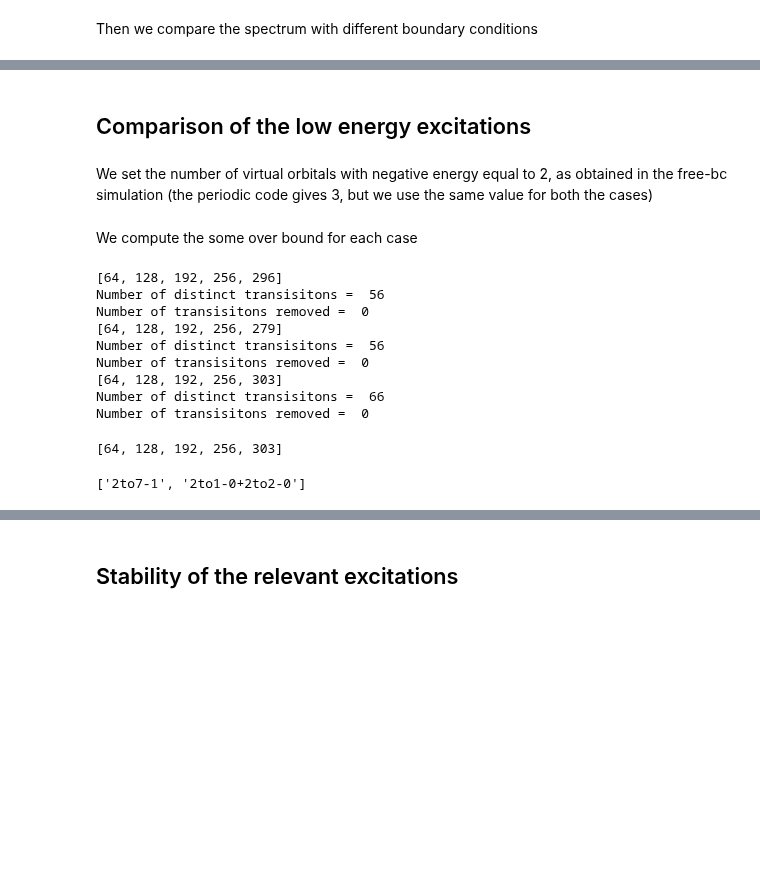
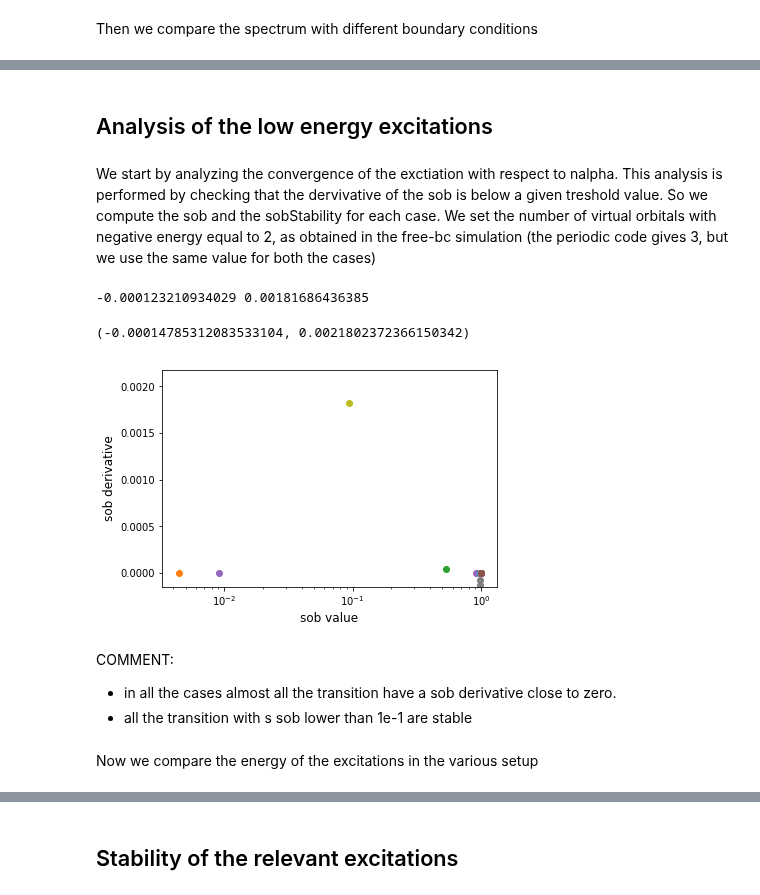
Before and after one commit to luigigenovese/KPM-nb, a Jupyter notebook: POLARIZABILITY/N2/Stability_and_convergence_linear_response.ipynb, the cells around one changed output, grey strips where cells are left out. Saved outputs shown, nothing was run; the diff lists cells and outputs as text; code cells hidden in the pictures; blank space fills up the shorter version.

```diff
--- a/POLARIZABILITY/N2/Stability_and_convergence_linear_response.ipynb
+++ b/POLARIZABILITY/N2/Stability_and_convergence_linear_response.ipynb
@@ -172,44 +158,47 @@ free-bc
 # %%
 #spectrum['free-bc'][7.0][simSetup['free-bc']['nVirtMax'][simSetup['free-bc']['rmult'].index(7.0)]]
 # %% [markdown]
-## Comparison of the low energy excitations
+## Analysis of the low energy excitations
 # %% [markdown]
+We start by analyzing the convergence of the exctiation with respect to nalpha. This analysis is performed by checking that the dervivative of the sob is below a given treshold value. So we compute the sob and the sobStability for each case.
 We set the number of virtual orbitals with negative energy equal to 2, as obtained in the free-bc simulation (the periodic code gives 3, but we use the same value for both the cases)
 # %%
 numVirtBound = 2
-# %% [markdown]
-We compute the some over bound for each case
 # %%
+reload(R)
 sob = {}
+sobStability = {}
 for bc,e in excitations.iteritems():
     sob[bc] = {}
+    sobStability[bc] = {}
     for r,val in e.iteritems():
         sob[bc][r] = R.evalSob(numVirtBound,val)
+        nalpha = val.keys()
+        nalpha.sort()
+        sobStability[bc][r] = R.evalSobStability(sob[bc][r],nalpha)
-# %% [output]
-[64, 128, 192, 256, 296]
-Number of distinct transisitons =  56
-Number of transisitons removed =  0
-[64, 128, 192, 256, 279]
-Number of distinct transisitons =  56
-Number of transisitons removed =  0
-[64, 128, 192, 256, 303]
-Number of distinct transisitons =  66
-Number of transisitons removed =  0
-# %%
-bc = 'free-bc'
-rmult = 7
-nalpha = excitations[bc][rmult].keys()
-nalpha.sort()
-print nalpha
-sobStability = R.evalSobStability(sob[bc][r],nalpha)
-# %% [output]
-[64, 128, 192, 256, 303]
-# %%
-derThreshold = 1.0e-4
-highDerivativeTr = []
-for tr, s in sobStability.iteritems():
-    if abs(s['derivative']) > derThreshold:
-        highDerivativeTr.append(tr)
-highDerivativeTr
-# %% [output]
-['2to7-1', '2to1-0+2to2-0']
+# %%
+bc = 'free-bc'
+r = 7.0
+derMax = 1e-4
+derMin = -1e-4
+for tr,s in sobStability[bc][r].iteritems():
+    der = s['derivative']
+    if der > 0 and der > derMax: derMax = der
+    if der < 0 and der < derMin: derMin = der
+    plt.scatter(s['value'],der)
+
+print derMin, derMax
+plt.xscale('log')
+plt.xlabel('sob value',size = 12)
+plt.ylabel('sob derivative', size = 12)
+plt.ylim(derMin*1.2,derMax*1.2)
+# %% [output]
+-0.000123210934029 0.00181686436385
+(-0.00014785312083533104, 0.0021802372366150342)
+[figure, added]
+# %% [markdown]
+COMMENT:
+* in all the cases almost all the transition have a sob derivative close to zero.
+* all the transition with s sob lower than 1e-1 are stable
+# %% [markdown]
+Now we compare the energy of the excitations in the various setup
```
Also changed, not shown: parts of 29 cells of this notebook, 2 other files.
